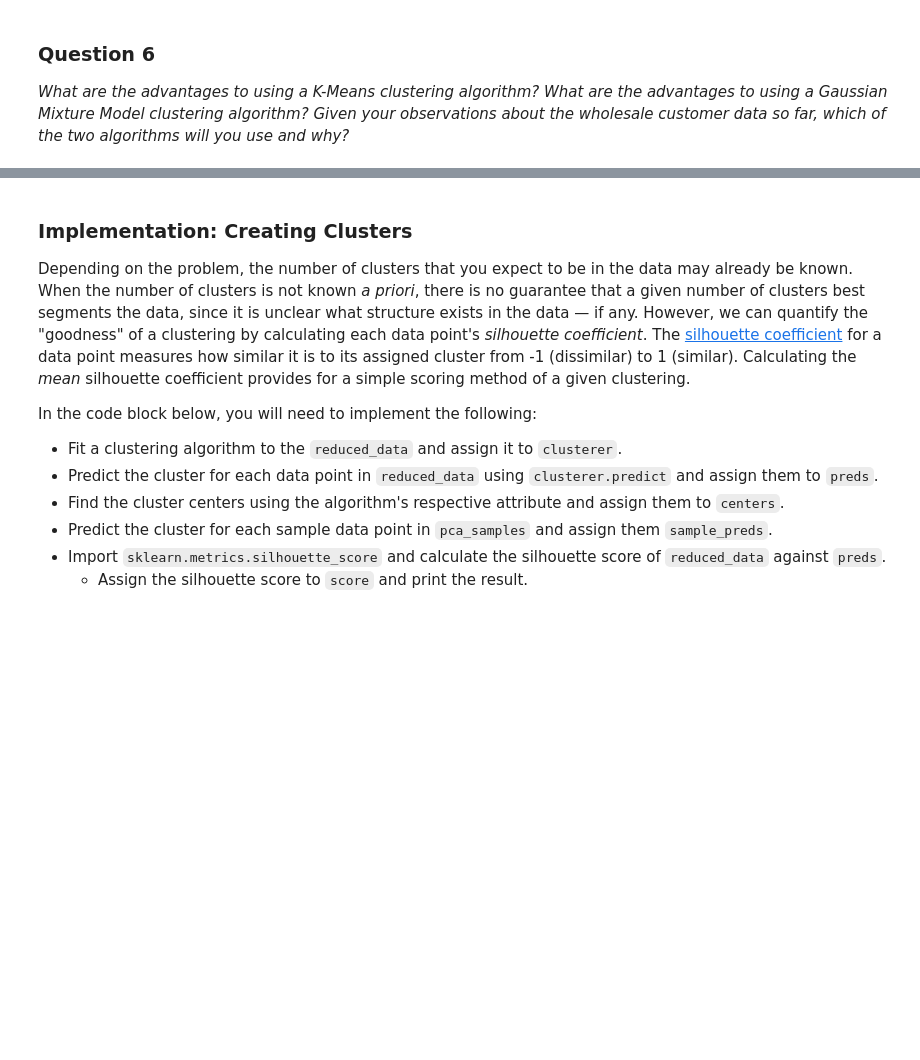
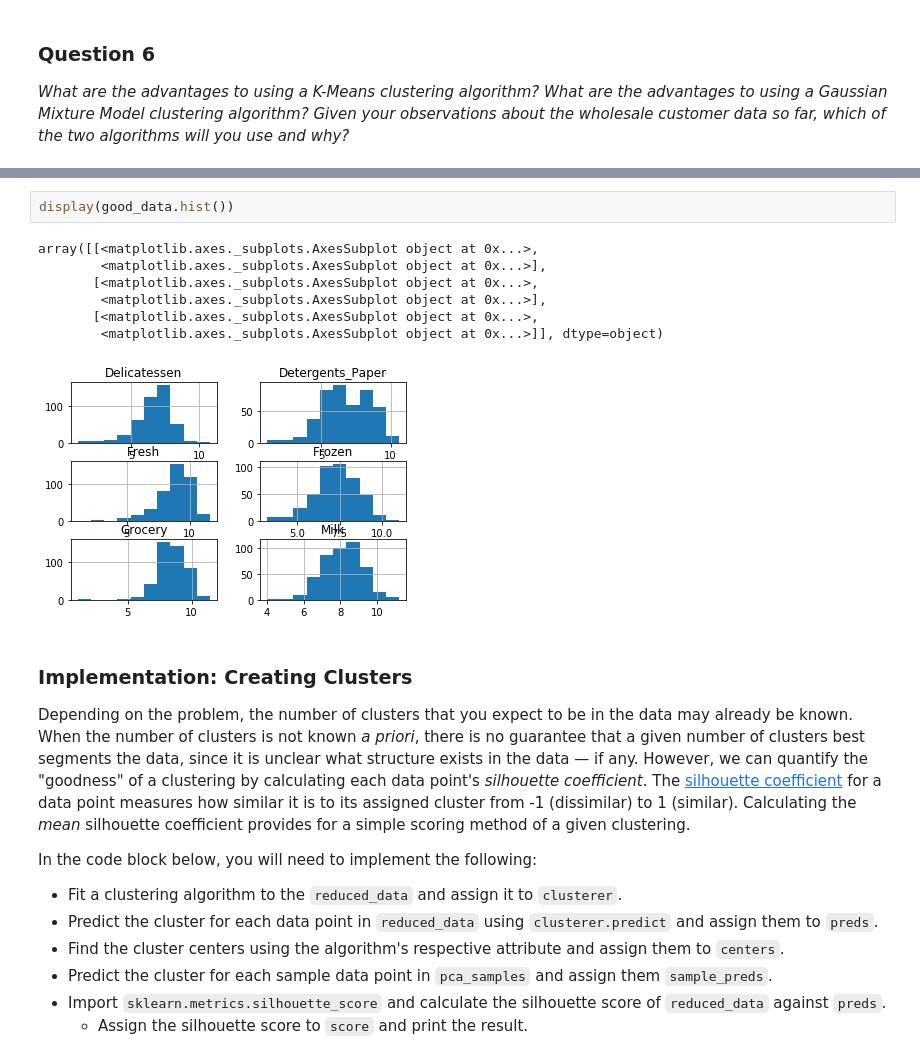
Before and after one commit to vharavu/unsupClust, a Jupyter notebook: customer_segments.ipynb, the cells around one changed output, grey strips where cells are left out. Drawn from its saved outputs; the diff is of its cells as text; blank space fills up the shorter version.

```diff
--- a/customer_segments.ipynb
+++ b/customer_segments.ipynb
@@ -438,3 +483,13 @@ In this section, you will choose to use either a K-Means clustering algorithm or
+# %%
+display(good_data.hist())
+# %% [output]
+array([[<matplotlib.axes._subplots.AxesSubplot object at 0x...>,
+        <matplotlib.axes._subplots.AxesSubplot object at 0x...>],
+       [<matplotlib.axes._subplots.AxesSubplot object at 0x...>,
+        <matplotlib.axes._subplots.AxesSubplot object at 0x...>],
+       [<matplotlib.axes._subplots.AxesSubplot object at 0x...>,
+        <matplotlib.axes._subplots.AxesSubplot object at 0x...>]], dtype=object)
+[figure, added]
 # %% [markdown]
 ### Implementation: Creating Clusters
 Depending on the problem, the number of clusters that you expect to be in the data may already be known. When the number of clusters is not known *a priori*, there is no guarantee that a given number of clusters best segments the data, since it is unclear what structure exists in the data — if any. However, we can quantify the "goodness" of a clustering by calculating each data point's *silhouette coefficient*. The [silhouette coefficient](http://scikit-learn.org/stable/modules/generated/sklearn.metrics.silhouette_score.html) for a data point measures how similar it is to its assigned cluster from -1 (dissimilar) to 1 (similar). Calculating the *mean* silhouette coefficient provides for a simple scoring method of a given clustering.
```
Also changed, not shown: parts of 12 cells of this notebook, 1 other file.
